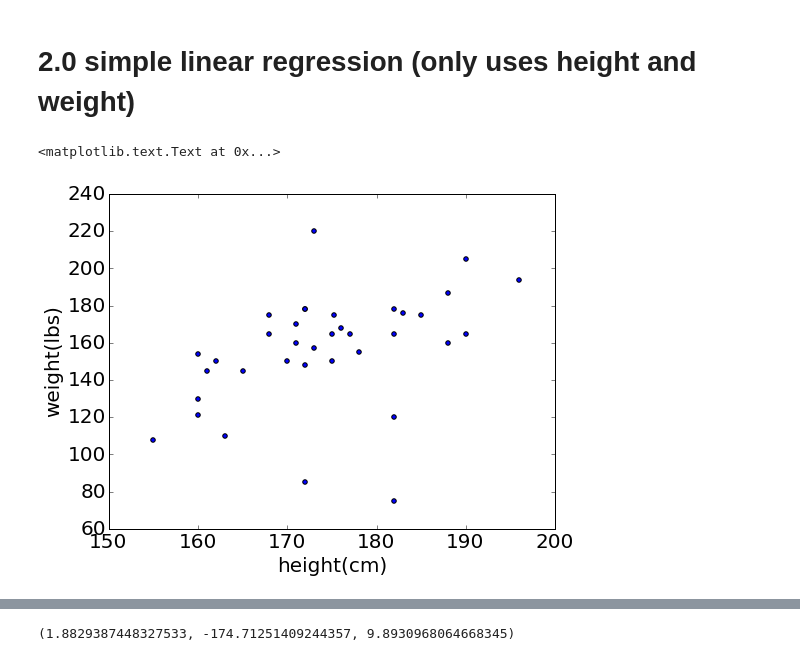
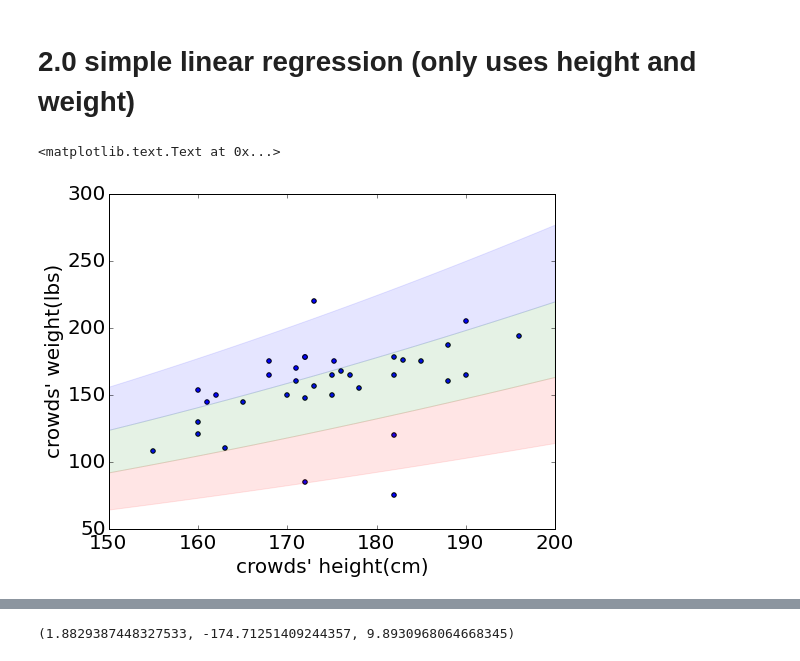
Before and after one commit to hungiyang/Fruitcake, a Jupyter notebook: presentation.ipynb, the cells around one changed output, grey strips where cells are left out. Drawn from its saved outputs; the diff is of its cells as text; code cells hidden in the pictures.

```diff
--- a/presentation.ipynb
+++ b/presentation.ipynb
@@ -156,11 +157,20 @@ plt.show()
 ### Our first estimation:  Phil's weight = 155 $\pm$ 15 (lbs)
 # %% [markdown]
 # 2.0 simple linear regression (only uses height and weight)
-# %%
-plt.scatter(data['ownheight'],data['ownweight'])
-plt.xlabel('height(cm)')
-plt.ylabel('weight(lbs)')
-# %% [output]
-<matplotlib.text.Text at 0x...>
-[figure, removed]
+# %%
+plt.scatter(data['ownheight'],data['ownweight'])
+h_list = np.linspace(150,200,50)
+
+plt.fill_between(h_list, (h_list/100.)**2*12.9/0.4539,
+                     (h_list/100.)**2*18.5/0.4539, alpha=0.1, color="r")
+plt.fill_between(h_list, (h_list/100.)**2*18.5/0.4539,
+                     (h_list/100.)**2*24.9/0.4539, alpha=0.1, color="g")
+plt.fill_between(h_list, (h_list/100.)**2*24.9/0.4539,
+                     (h_list/100.)**2*31.4/0.4539, alpha=0.1, color="b")
+plt.xlim([150,200])
+plt.xlabel('crowds\' height(cm)')
+plt.ylabel('crowds\' weight(lbs)')
+# %% [output]
+<matplotlib.text.Text at 0x...>
+[figure, added]
 # %%
```
Also changed, not shown: parts of 12 cells of this notebook, 3 other files.
